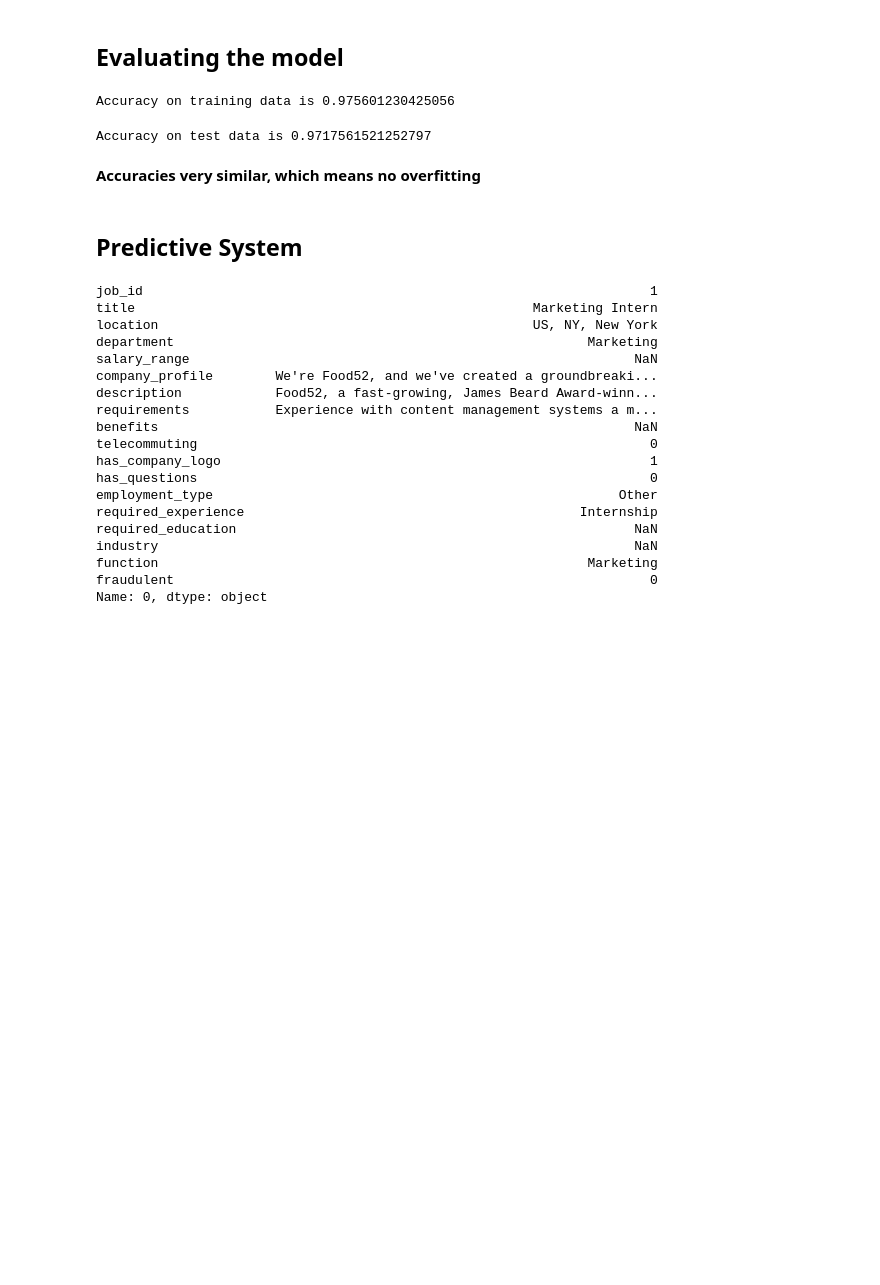
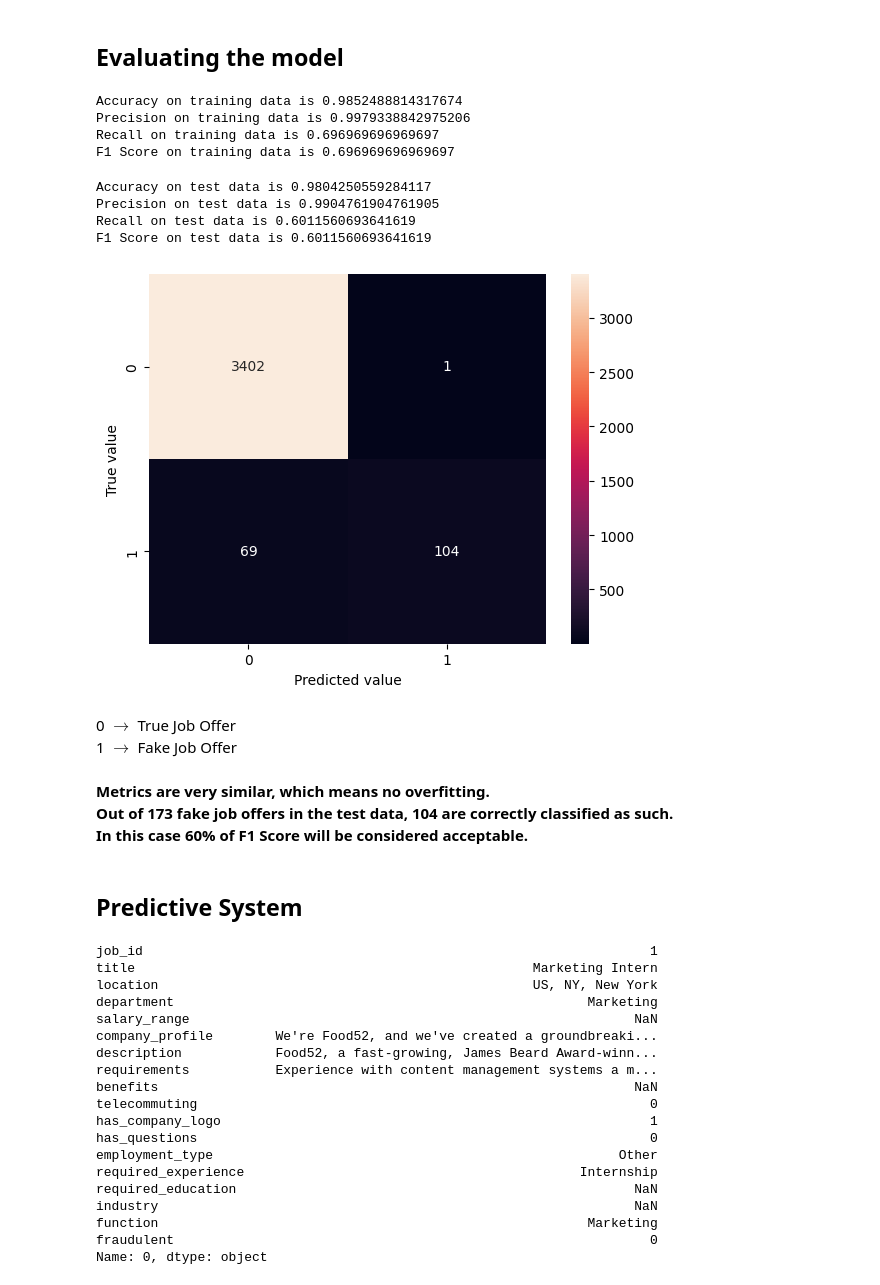
Before and after one commit to Luciano-C/Fake_Job_Prediction_Django, a Jupyter notebook: model/Fake_job_prediction.ipynb, the cells around one changed output. Cells and saved outputs as stored; diff of their text form; code cells hidden in the pictures; blank space fills up the shorter version.

Commit message:
Added confusion matrix, precision, recall and f1 score, plus some hyperparameter tuning. Requirements updated

```diff
--- a/model/Fake_job_prediction.ipynb
+++ b/model/Fake_job_prediction.ipynb
@@ -290,7 +292,7 @@ print(X_train_features)
 # %% [markdown]
 ## Training Logistic Regression Model
 # %%
-model = LogisticRegression()
+model = LogisticRegression(C=2.5)
 # %%
 # Training the logistic regression model with training data (features_data)
 model.fit(X_train_features, Y_train)
@@ -305,7 +310,13 @@ accuracy_on_training_data = accuracy_score(Y_train, prediction_on_training_data)
 # %%
 print(f"Accuracy on training data is {accuracy_on_training_data}")
+print(f"Precision on training data is {precision_on_training_data}")
+print(f"Recall on training data is {recall_on_training_data}")
+print(f"F1 Score on training data is {recall_on_training_data}")
 # %% [output]
-Accuracy on training data is 0.975601230425056
+Accuracy on training data is 0.9852488814317674
+Precision on training data is 0.9979338842975206
+Recall on training data is 0.696969696969697
+F1 Score on training data is 0.696969696969697
 # %%
 # Prediction on test data
 prediction_on_test_data = model.predict(X_test_features)
@@ -313,9 +327,29 @@ accuracy_on_test_data = accuracy_score(Y_test, prediction_on_test_data)
 # %%
 print(f"Accuracy on test data is {accuracy_on_test_data}")
+print(f"Precision on test data is {precision_on_test_data}")
+print(f"Recall on test data is {recall_on_test_data}")
+print(f"F1 Score on test data is {recall_on_test_data}")
 # %% [output]
-Accuracy on test data is 0.9717561521252797
+Accuracy on test data is 0.9804250559284117
+Precision on test data is 0.9904761904761905
+Recall on test data is 0.6011560693641619
+F1 Score on test data is 0.6011560693641619
+# %%
+cf_matrix = confusion_matrix(Y_test, prediction_on_test_data)
+# %%
+sns.heatmap(cf_matrix, annot=True, fmt="g")
+plt.xlabel('Predicted value')
+plt.ylabel('True value')
+plt.show()
+# %% [output]
+[figure, added]
+# %% [markdown]
+0 $\longrightarrow$ True Job Offer
+1 $\longrightarrow$ Fake Job Offer
 # %% [markdown]
-**Accuracies very similar, which means no overfitting**
+**Metrics are very similar, which means no overfitting.**
+**Out of 173 fake job offers in the test data, 104 are correctly classified as such.**
+**In this case 60% of F1 Score will be considered acceptable.**
 # %% [markdown]
 ## Predictive System
 # %%
```
Also changed, not shown: parts of 4 cells of this notebook, 3 other files.
